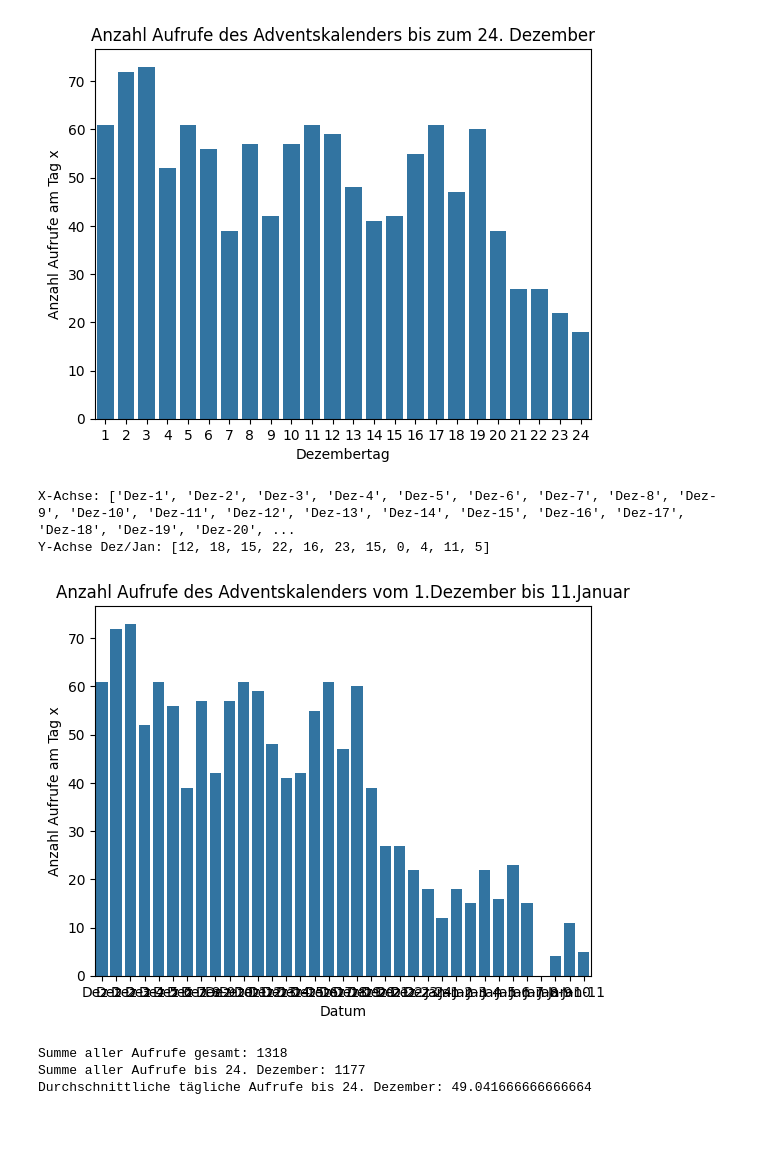
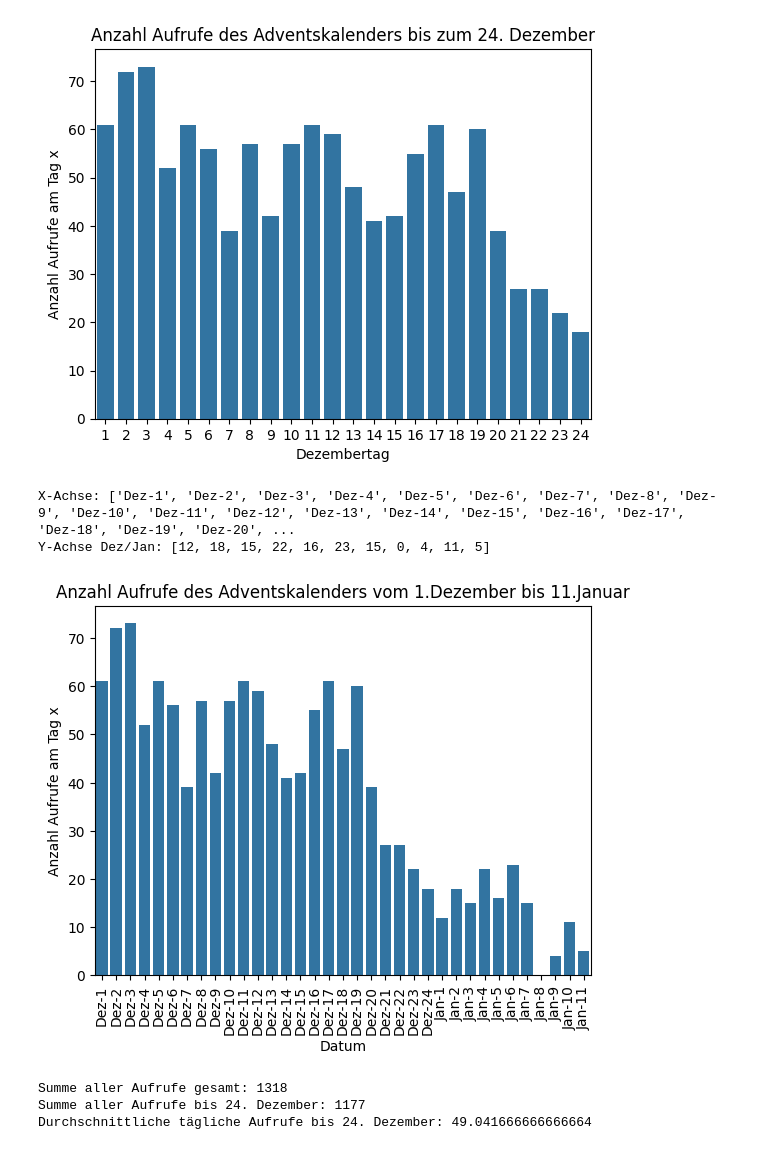
Before and after one commit to oezilot/Auswertung-Adventskalender, a Jupyter notebook: Statistiken (Notebook)/notebook_adventskalender.ipynb, the cells around one changed output. Drawn from its saved outputs; the diff is of its cells as text; code cells hidden in the pictures.

```diff
--- a/Statistiken (Notebook)/notebook_adventskalender.ipynb
+++ b/Statistiken (Notebook)/notebook_adventskalender.ipynb
@@ -109,34 +111,37 @@ for i in range(len(x_achse_dez)):
     y_achse_dez.append(len(sort_per_day(data_dez, x_achse_dez[i])))
 
 y_achse_jan = []
 for i in range(len(x_achse_jan)):
     y_achse_jan.append(len(sort_per_day(data_jan, x_achse_jan[i])))
 
 y_achse_dez_jan = y_achse_dez + y_achse_jan
 
 x_achse_dez = [f"Dez-{i}" for i in range(1, 25)]
 x_achse_jan = [f"Jan-{i}" for i in range(1, 12)]
 x_achse_dez_jan = x_achse_dez + x_achse_jan
 
 print(f"X-Achse: {x_achse_dez_jan}")
 #print(f"Y-Achse im Dezember: {y_achse_dez}")
 #print(f"Y-Achse im Januar: {y_achse_jan}")
 print(f"Y-Achse Dez/Jan: {y_achse_jan}")
 
 # diagramm zeichen mit x und y-achse
 sns.barplot(x=x_achse_dez_jan, y=y_achse_dez_jan)
 
 # Diagramm-Anpassungen
 plt.title('Anzahl Aufrufe des Adventskalenders vom 1.Dezember bis 11.Januar')
 plt.xlabel('Datum')
 plt.ylabel('Anzahl Aufrufe am Tag x')
+plt.xticks(rotation=90)  # X-Achsen-Beschriftungen drehen, damit sie besser lesbar sind
+
+plt.savefig('Diagramme/Aufrufe_dez_jan.png')
 
 # Diagramm anzeigen
 plt.show()
 # %% [output]
 X-Achse: ['Dez-1', 'Dez-2', 'Dez-3', 'Dez-4', 'Dez-5', 'Dez-6', 'Dez-7', 'Dez-8', 'Dez-9', 'Dez-10', 'Dez-11', 'Dez-12', 'Dez-13', 'Dez-14', 'Dez-15', 'Dez-16', 'Dez-17', 'Dez-18', 'Dez-19', 'Dez-20', ...
 Y-Achse Dez/Jan: [12, 18, 15, 22, 16, 23, 15, 0, 4, 11, 5]
-[figure, old version]
+[figure, new version]
 # %%
 #-------------- ZAHLEN IM DEZEMEBER UND IM JANUAR
 
```
Also changed, not shown: parts of 2 cells of this notebook, 6 other files.
